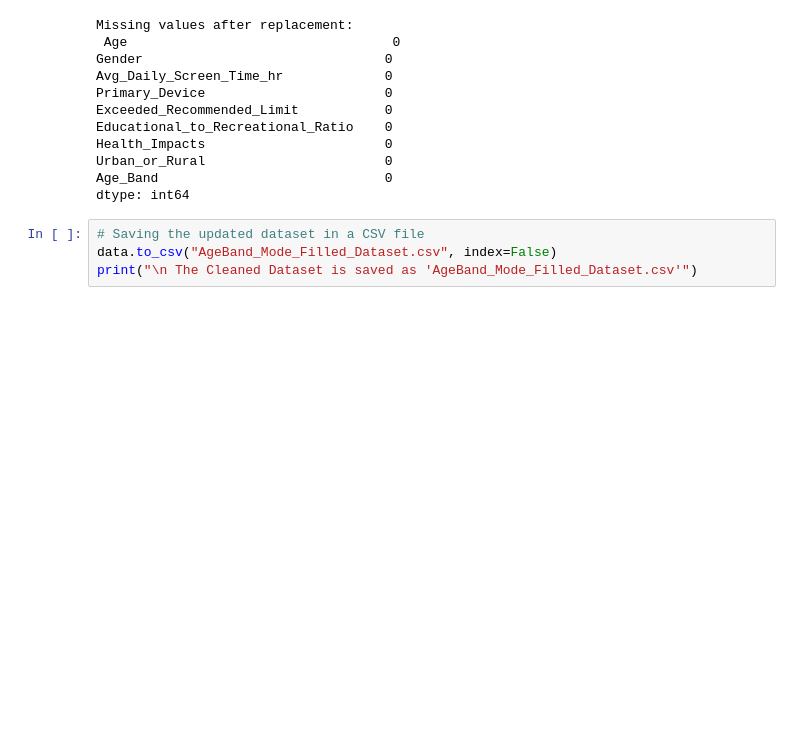
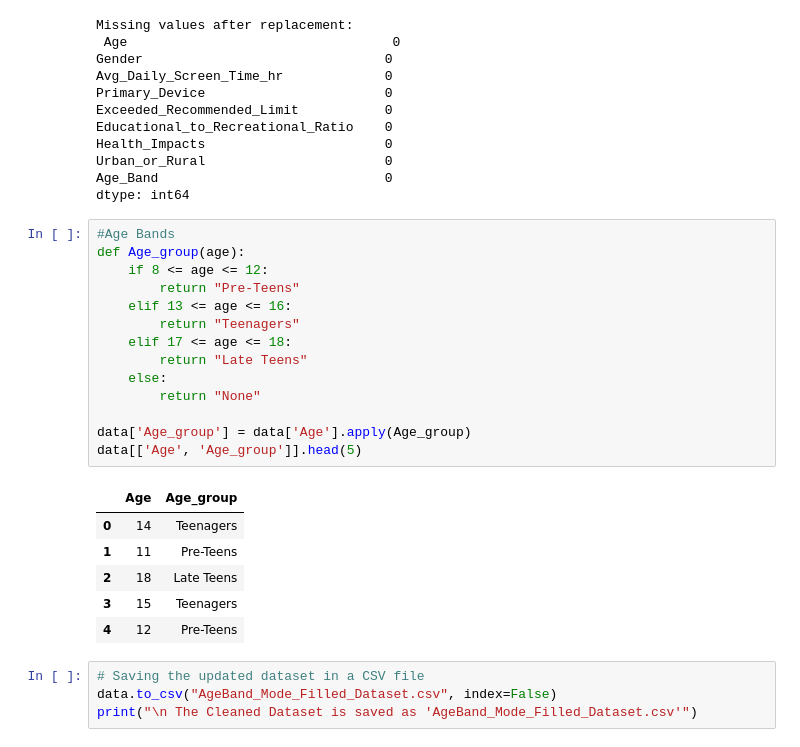
Before and after one commit to springboardmentor2468a-lab/Projects, a Jupyter notebook: WEEK1_&_WEEK2.ipynb, the cells around one changed output. Drawn from its saved outputs; the diff is of its cells as text; blank space fills up the shorter version.

```diff
--- a/WEEK1_&_WEEK2.ipynb
+++ b/WEEK1_&_WEEK2.ipynb
@@ -158,6 +158,27 @@ Health_Impacts                       0
 Urban_or_Rural                       0
 Age_Band                             0
 dtype: int64
+# %%
+#Age Bands
+def Age_group(age):
+    if 8 <= age <= 12:
+        return "Pre-Teens"
+    elif 13 <= age <= 16:
+        return "Teenagers"
+    elif 17 <= age <= 18:
+        return "Late Teens"
+    else:
+        return "None"
+
+data['Age_group'] = data['Age'].apply(Age_group)
+data[['Age', 'Age_group']].head(5)
+# %% [output]
+|  | Age | Age_group |
+| 0 | 14 | Teenagers |
+| 1 | 11 | Pre-Teens |
+| 2 | 18 | Late Teens |
+| 3 | 15 | Teenagers |
+| 4 | 12 | Pre-Teens |
 # %%
 # Saving the updated dataset in a CSV file
 data.to_csv("AgeBand_Mode_Filled_Dataset.csv", index=False)
```
Also changed, not shown: parts of 5 cells of this notebook.
